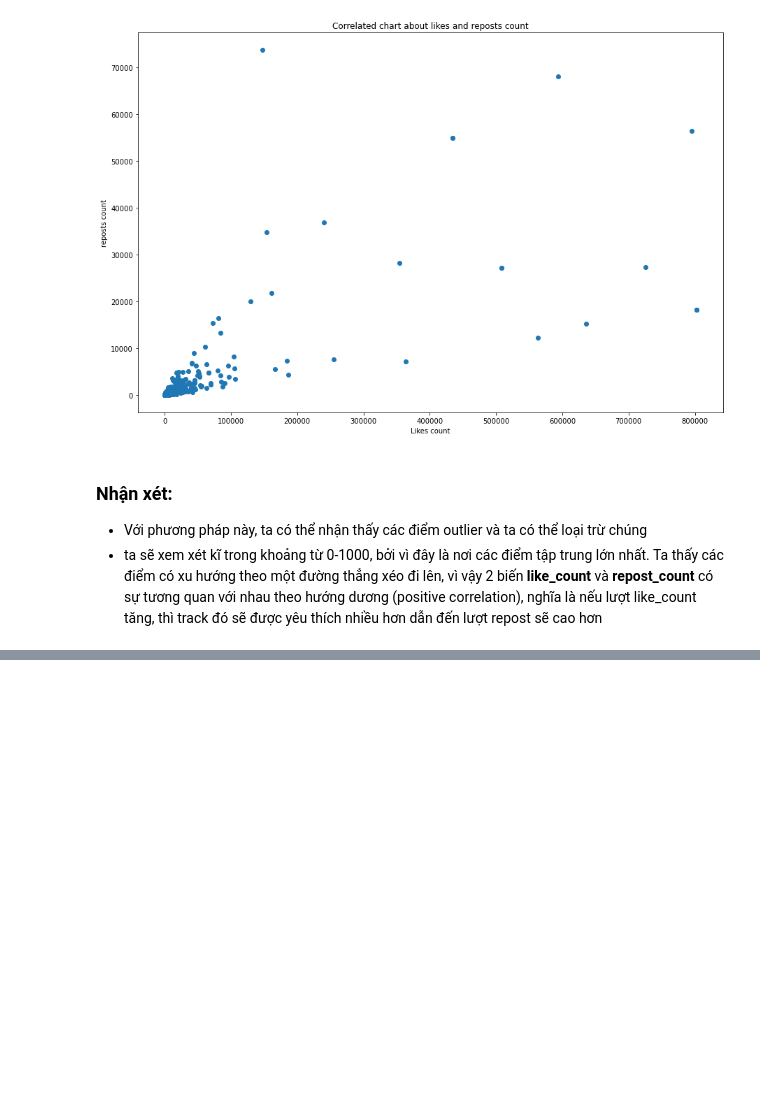
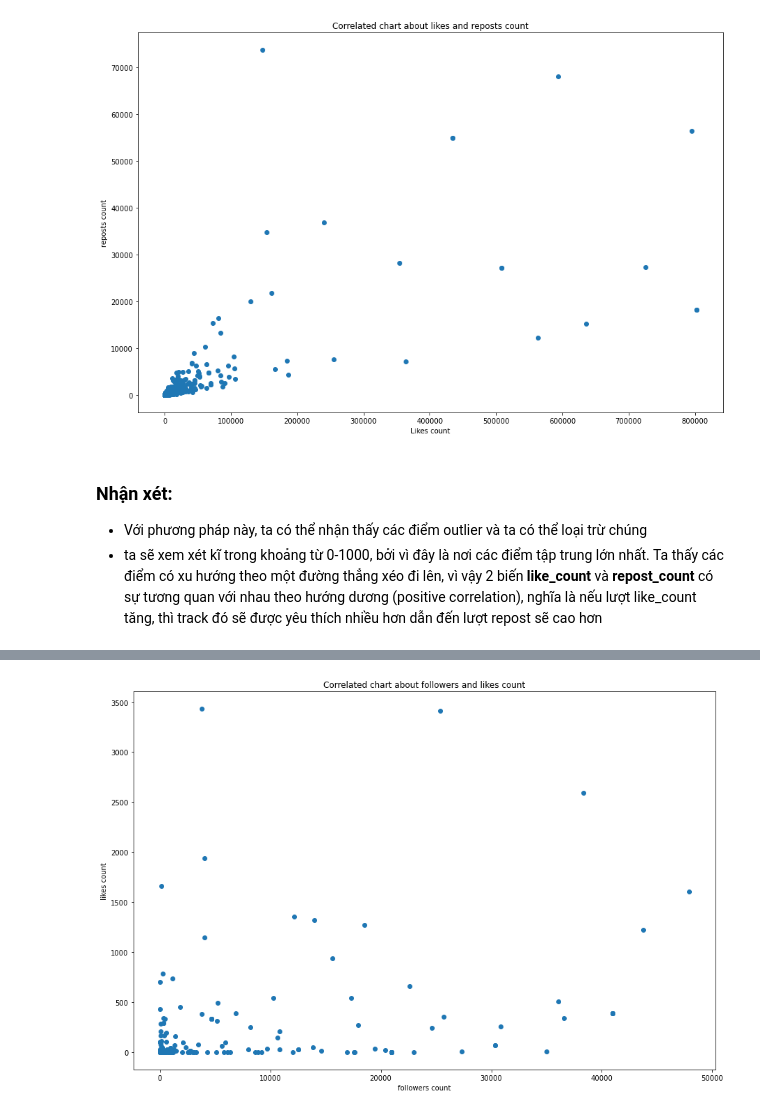
Before and after one commit to khiet-alt/data-analysis, a Jupyter notebook: source.ipynb, the cells around one changed output, grey strips where cells are left out. Cells and saved outputs as stored; diff of their text form; code cells hidden in the pictures; blank space fills up the shorter version.

```diff
--- a/source.ipynb
+++ b/source.ipynb
@@ -29,6 +30,9 @@ print(users_df.shape)
 # %%
 # delete some row with missing values more than the given ratio
 def preprocess_data(old_df, ratio):
+    '''
+    Hàm này sẽ tiền xử lí dữ liệu, loại bỏ một vài dòng hoặc cột khi mất mát dữ liệu quá tỉ lệ cho trước
+    '''
     attributes = list(old_df.columns)
     row = len(old_df.index)
     col = len(attributes)
@@ -246,0 +263,13 @@ thì track đó sẽ được yêu thích nhiều hơn dẫn đến lượt repo
+# %%
+data_fl_likes = users_new[['likes_count', 'followers_count']]
+# loại bỏ các ngoại lệ
+data_fl_likes = data_fl_likes[data_fl_likes['followers_count'] < 50000]
+# %%
+plt.scatter(data_fl_likes['followers_count'], data_fl_likes['likes_count'], marker='o');
+
+plt.xlabel('followers count')
+plt.ylabel('likes count')
+plt.title("Correlated chart about followers and likes count")
+plt.show()
+# %% [output]
+[figure, added]
```
Also changed, not shown: parts of 8 cells of this notebook, 3 other files.
